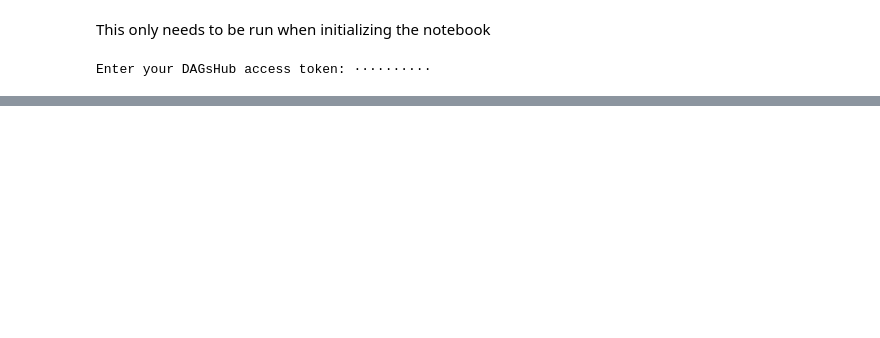
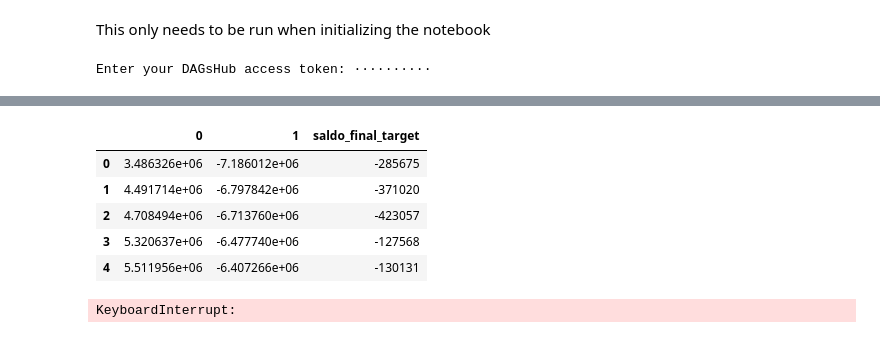
Before and after one commit to 2Duffman/Symbolic-Regression, a Jupyter notebook: symbolic_regression.ipynb, the cells around one changed output, grey strips where cells are left out. Cells and saved outputs as stored; diff of their text form; code cells hidden in the pictures; blank space fills up the shorter version.

```diff
--- a/symbolic_regression.ipynb
+++ b/symbolic_regression.ipynb
@@ -73,0 +77,40 @@ FileNotFoundError: [Errno 2] No such file or directory: 'distance_8.csv'
+# %%
+# Separate the features and the target variable
+X = data.drop(target, axis=1)
+y = data[target]
+
+# Perform PCA on the features
+pca = PCA(n_components=2)
+X_pca = pca.fit_transform(X)
+
+# Combine the PCA-transformed features and the target variable back into a DataFrame
+data_pca = pd.concat([pd.DataFrame(data=X_pca), y], axis=1)
+data_pca.head()
+# %% [output]
+|  | 0 | 1 | saldo_final_target |
+| 0 | 3.486326e+06 | -7.186012e+06 | -285675 |
+| 1 | 4.491714e+06 | -6.797842e+06 | -371020 |
+| 2 | 4.708494e+06 | -6.713760e+06 | -423057 |
+| 3 | 5.320637e+06 | -6.477740e+06 | -127568 |
+| 4 | 5.511956e+06 | -6.407266e+06 | -130131 |
+# %%
+# Split the data into train and test sets
+train, test = train_test_split(data, test_size=0.2, shuffle=False)
+
+# Create a SGD Classifier model
+model = SGDClassifier(loss='squared_error', max_iter=1000, tol=1e-3)
+
+# Train the model
+model.fit(train.drop(target, axis=1), train[target])
+
+# Make predictions on the test set
+y_pred = model.predict(test.drop(target, axis=1))
+
+# Calculate the accuracy of the model
+accuracy = accuracy_score(test[target], y_pred)
+rmse = mean_squared_error(test[target], y_pred, squared=False)
+
+print(f'Accuracy of SGD Classifier: {accuracy}')
+print(f'RMSE of SGD Classifier: {rmse}')
+# %% [output]
+KeyboardInterrupt:
```
Also changed, not shown: parts of 4 cells of this notebook.
